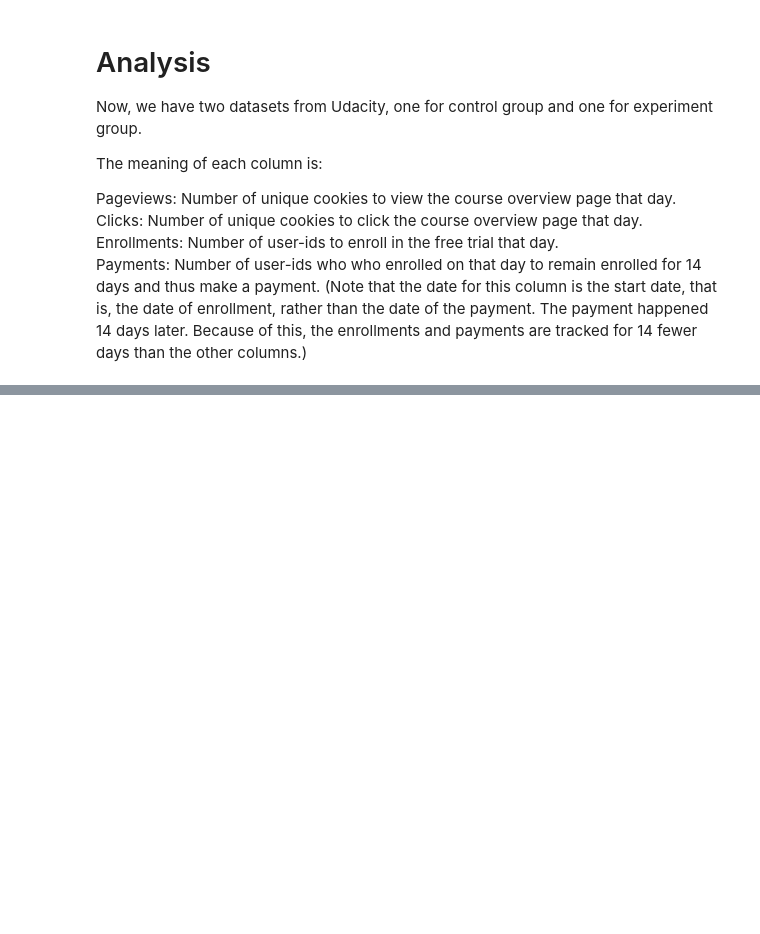
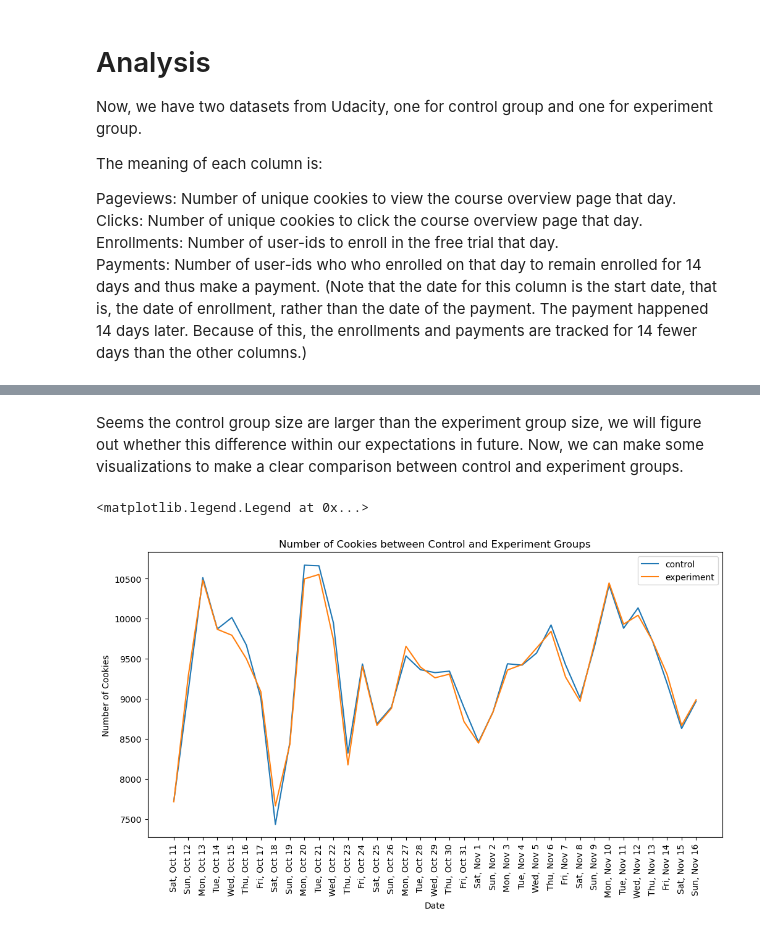
Before and after one commit to ycsilvia/Projects-portfolio, a Jupyter notebook: ABTestingUdacity/code.ipynb, the cells around one changed output, grey strips where cells are left out. Drawn from its saved outputs; the diff is of its cells as text; code cells hidden in the pictures; blank space fills up the shorter version.

```diff
--- a/ABTestingUdacity/code.ipynb
+++ b/ABTestingUdacity/code.ipynb
@@ -212,6 +212,6 @@ Enrollments: Number of user-ids to enroll in the free trial that day.
 Payments: Number of user-ids who who enrolled on that day to remain enrolled for 14 days and thus make a payment. (Note that the date for this column is the start date, that is, the date of enrollment, rather than the date of the payment. The payment happened 14 days later. Because of this, the enrollments and payments are tracked for 14 fewer days than the other columns.)
 # %%
 # import dataset
-control = pd.read_csv('data/Final Project Results - Control.csv')
-experiment = pd.read_csv('data/Final Project Results - Experiment.csv')
+control = pd.read_csv('Final Project Results - Control.csv')
+experiment = pd.read_csv('Final Project Results - Experiment.csv')
 control.head()
@@ -217,0 +236,17 @@ control.head()
+# %% [markdown]
+Seems the control group size are larger than the experiment group size, we will figure out whether this difference within our expectations in future.
+Now, we can make some visualizations to make a clear comparison between control and experiment groups.
+# %%
+# invariant: Number of cookies
+plt.figure(figsize=(12,6))
+x = control['Date']
+line1 = plt.plot(x ,control['Pageviews'],label = 'control')
+line2 = plt.plot(x ,experiment['Pageviews'], label = 'experiment')
+plt.xticks(rotation = 90)
+plt.xlabel('Date')
+plt.ylabel('Number of Cookies')
+plt.title('Number of Cookies between Control and Experiment Groups')
+plt.legend()
+# %% [output]
+<matplotlib.legend.Legend at 0x...>
+[figure, added]
```
Also changed, not shown: parts of 11 cells of this notebook.
